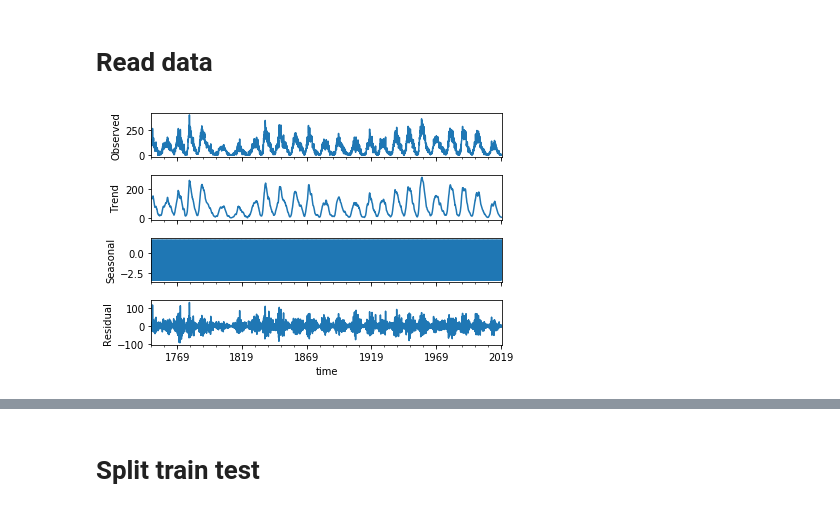
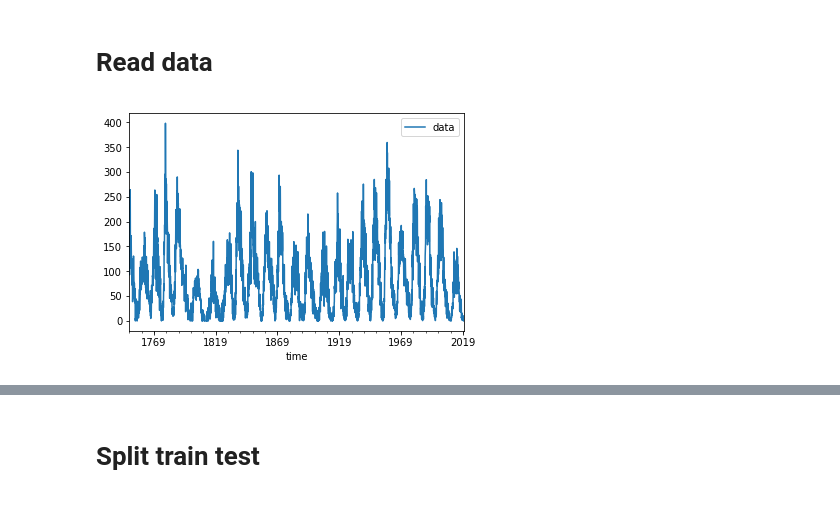
Before and after one commit to creeston/ML_2, a Jupyter notebook: Lab 8.ipynb, the cells around one changed output, grey strips where cells are left out. Saved outputs shown, nothing was run; the diff lists cells and outputs as text; code cells hidden in the pictures.

```diff
--- a/Lab 8.ipynb
+++ b/Lab 8.ipynb
@@ -27,25 +27,20 @@ urlretrieve(url, sunspots_file)
 # %%
 import datetime
 import pandas as pd
-import statsmodels.api as sm
-
-from statsmodels.tsa.seasonal import seasonal_decompose
 
 time_series = []
 with open(sunspots_file, "r") as f:
     f.readline()
     for line in f:
         line = line.strip()
         i, date, mean = line.split(',')
         mean = float(mean)
         date = datetime.datetime.strptime(date, "%Y-%m-%d")
         time_series.append((date, mean))
 
 
 df = pd.DataFrame(time_series, columns=['time','data']).set_index('time')
-
-decomposition = seasonal_decompose(df)
-decomposition.plot()
+df.plot()
 plt.show()
 # %% [output]
-[figure, old version]
+[figure, new version]
```
Also changed, not shown: parts of 11 cells of this notebook.
